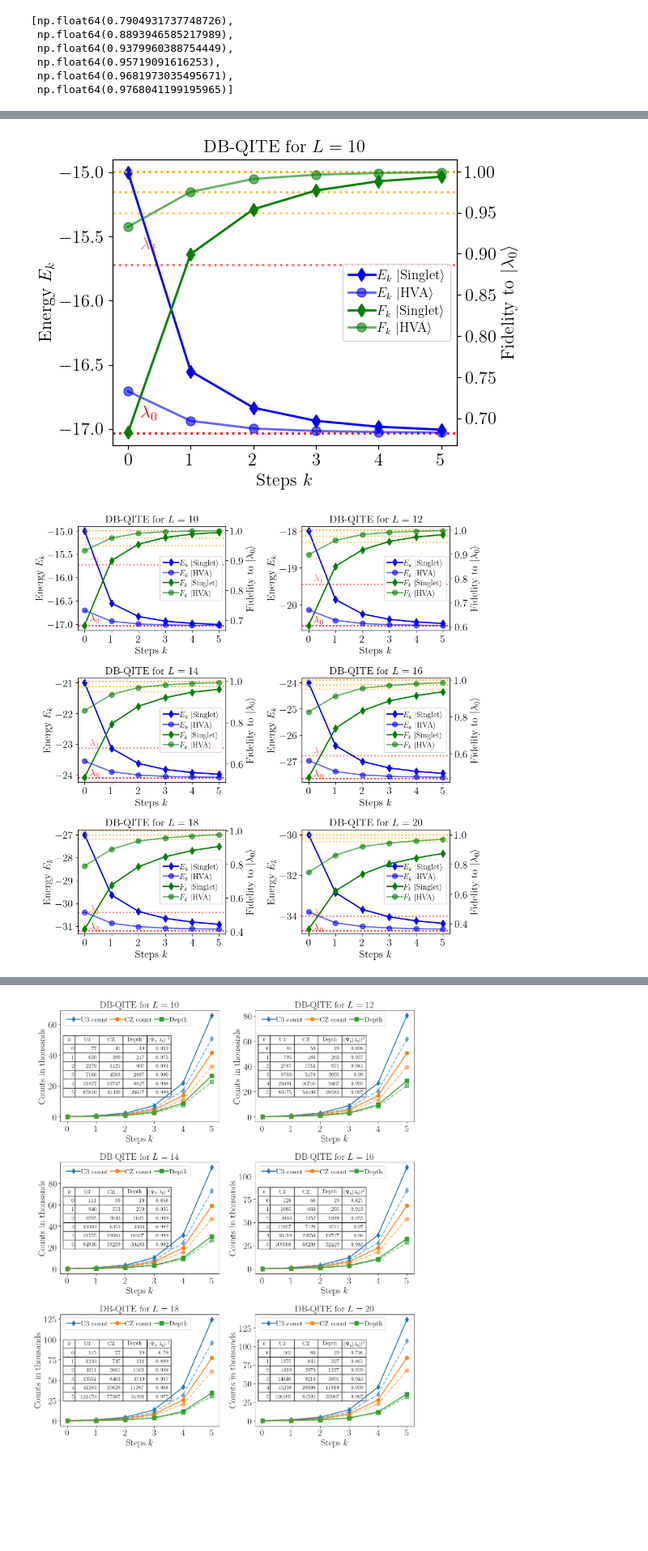
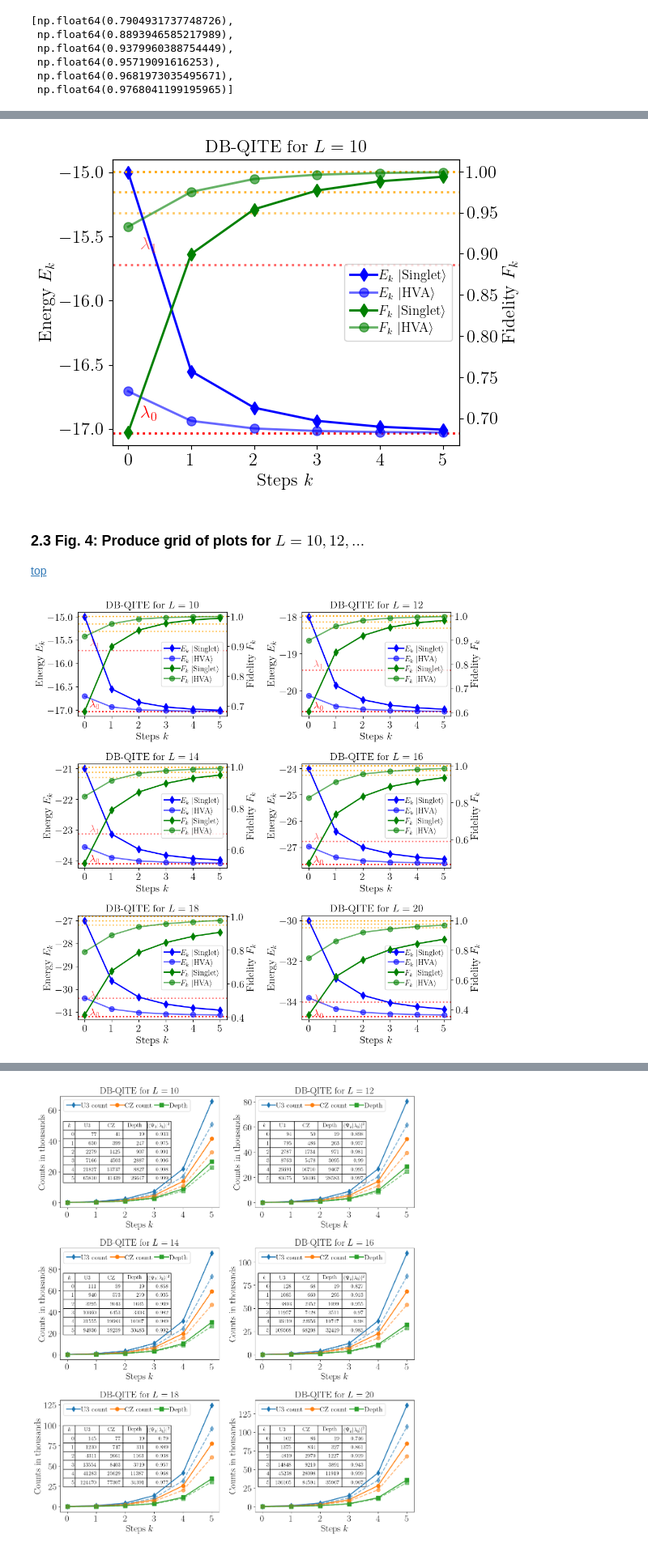
Before and after one commit to renezander90/DB-QITE, a Jupyter notebook: DB-QITE-PRL/generate_plots_PRL-Marek_running.ipynb, the cells around one changed output, grey strips where cells are left out. Shown at 81% size. Saved outputs shown, nothing was run; the diff lists cells and outputs as text; code cells hidden in the pictures; blank space fills up the shorter version.

Commit message:
cleaned up figure generation notebook

```diff
--- a/DB-QITE-PRL/generate_plots_PRL-Marek_running.ipynb
+++ b/DB-QITE-PRL/generate_plots_PRL-Marek_running.ipynb
@@ -261,7 +308,7 @@ def generate_plots(ax1, L):
     axF.axhline(y=0.975, color="orange", linestyle=':', alpha=0.8)
     axF.axhline(y=0.95, color="orange", linestyle=':', alpha=0.6)
 
-    axF.set_ylabel(r"Fidelity to $|\lambda_0\rangle$")
+    axF.set_ylabel(r"Fidelity $F_k$")
 
     ###############################################################################
 
@@ -277,24 +328,29 @@ generate_plots(ax1,10)
 plt.tight_layout()
 plt.show()
 # %% [output]
-[figure, old version]
+[figure, new version]
+# %% [markdown]
+### 2.3 Fig. 4: Produce grid of plots for $L=10,12,...$
+
+[top](#Contents)
 # %%
 run_param_rc(16)
 
 # Create a figure with 6 subplots (3 rows, 2 columns)
-fig, ((ax_10, ax_12), (ax_14, ax_16), (ax_18, ax_20)) = plt.subplots(3, 2,
-                                             figsize=(10, 10),
-                                             gridspec_kw={"width_ratios": [1, 1], "height_ratios": [1,1,1]})
+fig, ((ax_10, ax_12),
+      (ax_14, ax_16),
+      (ax_18, ax_20)) = plt.subplots(3, 2, figsize=(10, 10),
+                                     gridspec_kw={"width_ratios": [1, 1], "height_ratios": [1,1,1]})
 
 generate_plots(ax_10,10)
 generate_plots(ax_12,12)
 generate_plots(ax_14,14)
 generate_plots(ax_16,16)
 generate_plots(ax_18,18)
 generate_plots(ax_20,20)
 
 plt.tight_layout()
-#plt.savefig("plots/QITE_Heisenberg.pdf")
+plt.savefig("plots/QITE_Heisenberg.pdf")
 plt.show()
 # %% [output]
-[figure, old version]
+[figure, new version]
```
Also changed, not shown: parts of 31 cells of this notebook, 3 other files.
